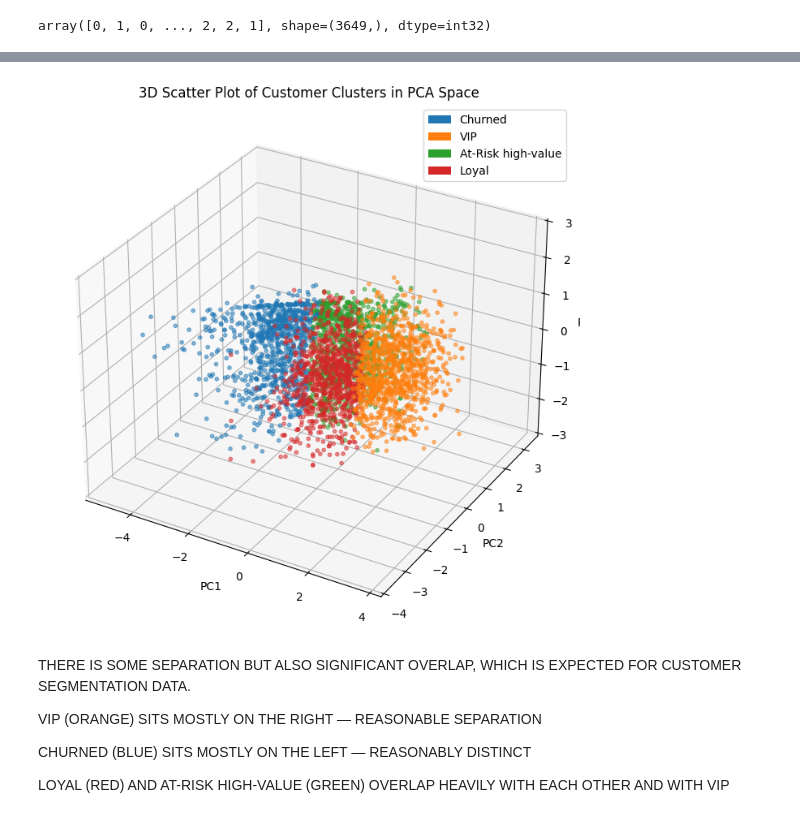
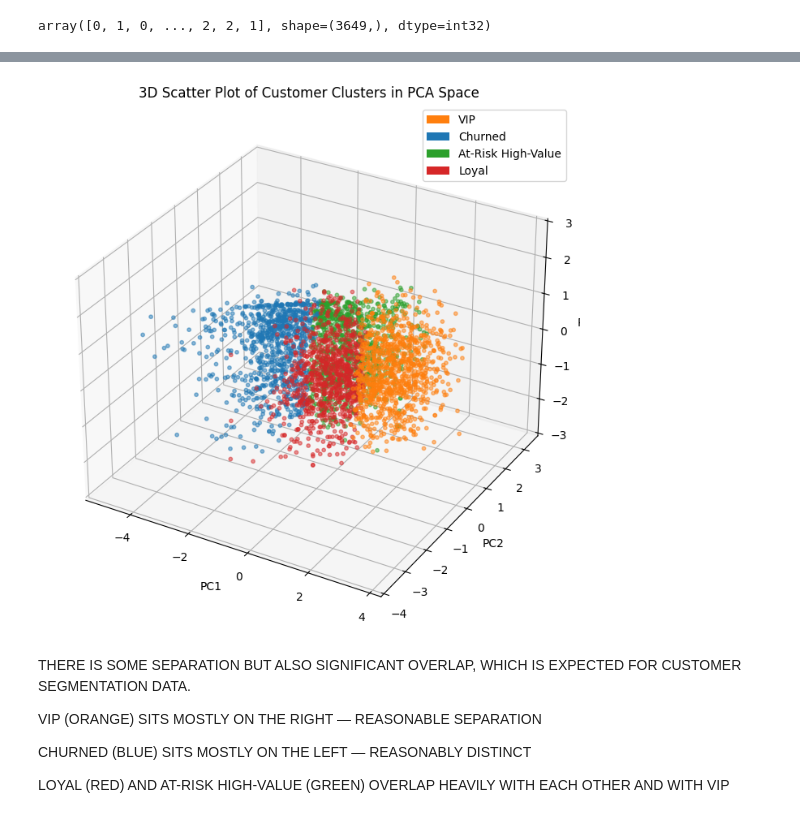
Before and after one commit to adulamaciej/User-Segmentation-K-Means-Clustering, a Jupyter notebook: customer-segmentation-KMeans/code/online-retail-data-clustering.ipynb, the cells around one changed output, grey strips where cells are left out. Saved outputs shown, nothing was run; the diff lists cells and outputs as text; code cells hidden in the pictures.

```diff
--- a/customer-segmentation-KMeans/code/online-retail-data-clustering.ipynb
+++ b/customer-segmentation-KMeans/code/online-retail-data-clustering.ipynb
@@ -820,4 +822,6 @@ plt.show()
 # %% [markdown]
 ANOTHER REASON TO DROP TENURE - TENURE IS HIGHLY CORRELATED WITH FREQUENCY (0.89) AND MONETARYVALUE (0.73) — IT'S REDUNDANT, ADDS MULTICOLLINEARITY, AND SHOULD BE DROPPED BEFORE CLUSTERING.
 # %%
-non_outliers_df.drop(columns=["Tenure"], inplace=True)
+transformed_df.drop(columns=["Tenure"], inplace=True)
+
+transformed_df
@@ -824,4 +841,0 @@ non_outliers_df.drop(columns=["Tenure"], inplace=True)
-# %%
-transformed_df = non_outliers_df[["MonetaryValue", "Frequency", "Recency", "AOV"]]
-
-transformed_df
@@ -1034,38 +1041,52 @@ K=3 WOULD MERGE CHURNED AND AT-RISK HIGH VALUE, AND BECAUSE OF THE FACT THAT AT-
 # %%
-cluster_colors = {0: '#1f77b4',
-                  1: '#ff7f0e',
-                  2: '#2ca02c',
-                  3: '#d62728',
-                  }
+cluster_means = non_outliers_df.groupby("Cluster")[["MonetaryValue", "Frequency", "Recency", "AOV"]].mean()
 
+vip_cluster = cluster_means["MonetaryValue"].idxmax()
+churned_cluster = cluster_means["Recency"].idxmax()
+remaining = cluster_means.drop([vip_cluster, churned_cluster])
+atrisk_cluster = remaining["AOV"].idxmax()
+loyal_cluster = [c for c in cluster_means.index if c not in [vip_cluster, churned_cluster, atrisk_cluster]][0]
 
-cluster_labels_names = {0: 'Churned', 1: 'VIP', 2: 'At-Risk high-value', 3: 'Loyal'}
+cluster_labels_names = {
+    vip_cluster: "VIP",
+    churned_cluster: "Churned",
+    atrisk_cluster: "At-Risk High-Value",
+    loyal_cluster: "Loyal"
+}
+
+cluster_colors = {
+    'VIP': '#ff7f0e',
+    'Churned': '#1f77b4',
+    'At-Risk High-Value': '#2ca02c',
+    'Loyal': '#d62728'
+}
 # %%
-colors = non_outliers_df['Cluster'].map(cluster_colors)
+colors = non_outliers_df['Cluster'].map(cluster_labels_names).map(cluster_colors)
 
 fig = plt.figure(figsize=(10, 7))
 ax = fig.add_subplot(projection='3d')
 
 ax.scatter(pca_data[:, 0],
            pca_data[:, 1],
            pca_data[:, 2],
            c=colors,
            marker='o',
            alpha=0.5, s=10)
 
 ax.set_xlabel('PC1')
 ax.set_ylabel('PC2')
 ax.set_zlabel('PC3')
 ax.set_title('3D Scatter Plot of Customer Clusters in PCA Space')
 
-legend_elements = [Patch(facecolor=color, label=cluster_labels_names[cluster])
-                   for cluster, color in cluster_colors.items()]
+legend_elements = [Patch(facecolor=color, label=label)
+for label, color in cluster_colors.items()]
+
 ax.legend(handles=legend_elements)
 
 plt.tight_layout()
 plt.show()
 # %% [output]
-[figure, old version]
+[figure, new version]
 # %% [markdown]
 THERE IS SOME SEPARATION BUT ALSO SIGNIFICANT OVERLAP, WHICH IS EXPECTED FOR CUSTOMER SEGMENTATION DATA.
 
```
Also changed, not shown: parts of 36 cells of this notebook.
